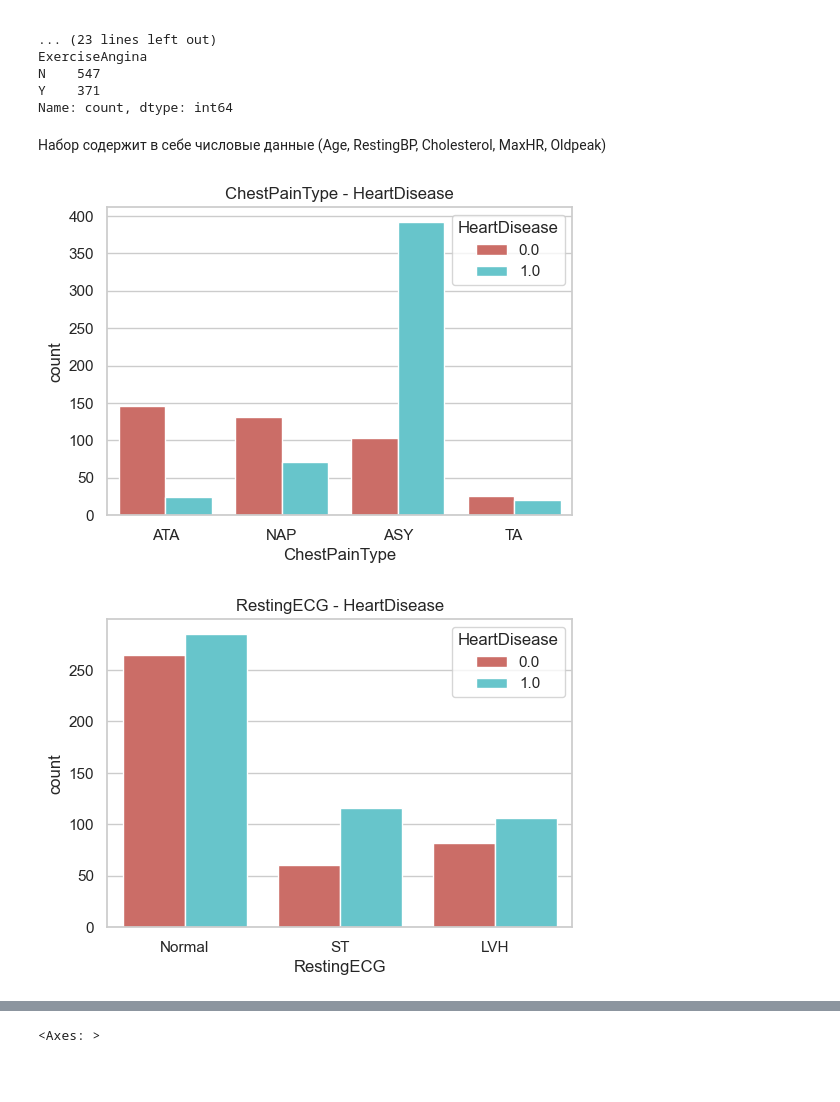
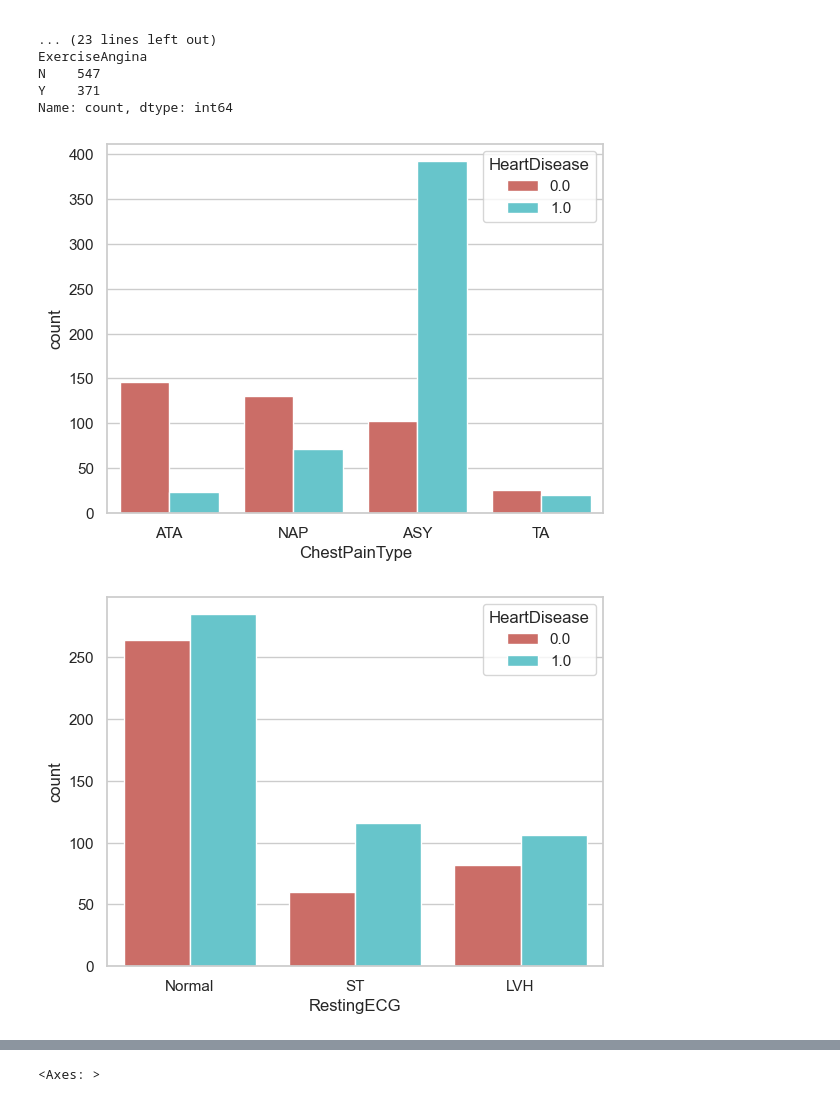
Before and after one commit to Stork656/Heart-diseases_main_project, a Jupyter notebook: notebooks/eda.ipynb, the cells around one changed output, grey strips where cells are left out. Drawn from its saved outputs; the diff is of its cells as text; code cells hidden in the pictures; blank space fills up the shorter version.

```diff
--- a/notebooks/eda.ipynb
+++ b/notebooks/eda.ipynb
@@ -206,15 +281,13 @@ ExerciseAngina
 N    547
 Y    371
 Name: count, dtype: int64
-# %% [markdown]
-
-Набор содержит в себе числовые данные (Age, RestingBP, Cholesterol, MaxHR, Oldpeak)
 # %%
 for col in lst_cat + lst_bin:
-    plt.figure(figsize=(6,4))
-    sns.countplot(x=col, hue='HeartDisease', data=df, palette='hls')
-    plt.title(f'{col} - HeartDisease')
+    sns.countplot(x=col,
+                  hue='HeartDisease',
+                  data=df,
+                  palette='hls')
     plt.show()
 # %% [output]
-[figure, old version]
+[figure, new version]
-[figure, old version]
+[figure, new version]
```
Also changed, not shown: parts of 27 cells of this notebook.
